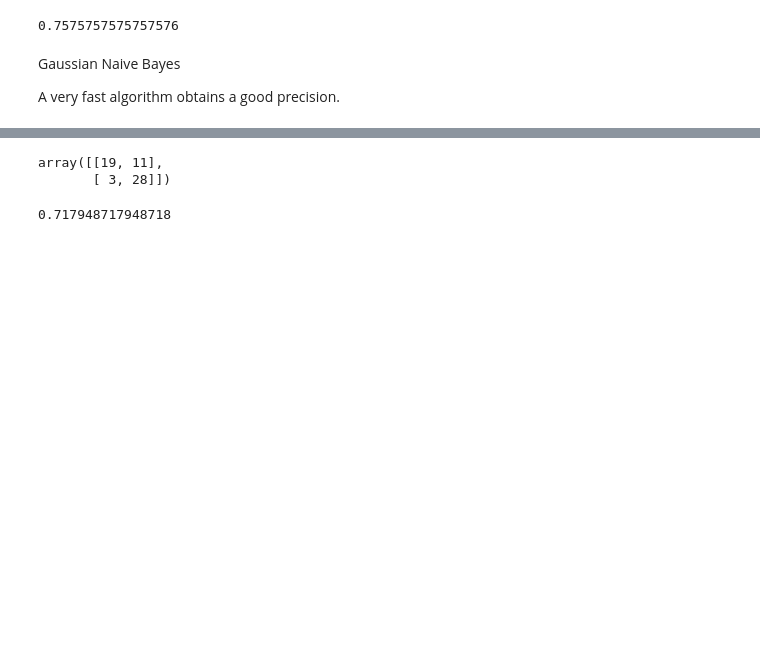
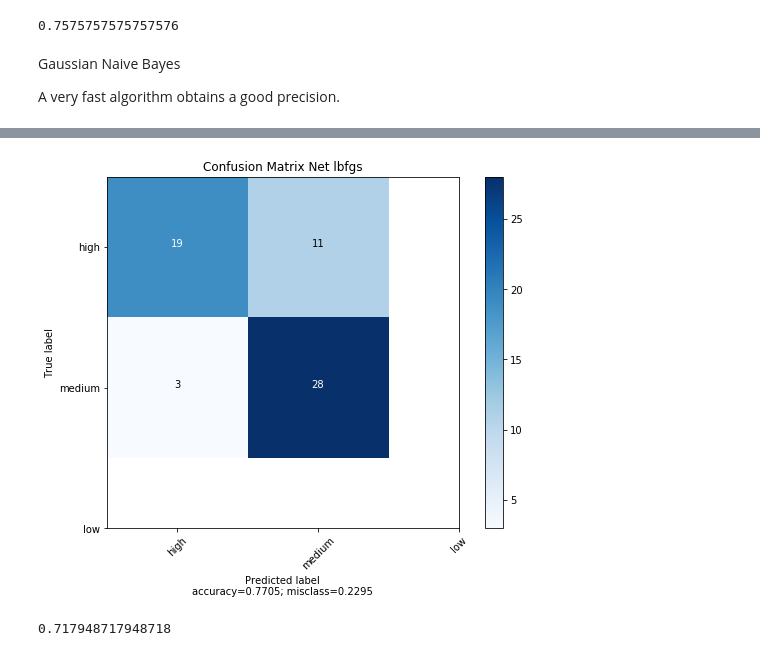
Before and after one commit to andres2050/HeartDisease_Project_IA, a Jupyter notebook: HeartDisease Project IA.ipynb, the cells around one changed output, grey strips where cells are left out. Drawn from its saved outputs; the diff is of its cells as text; code cells hidden in the pictures; blank space fills up the shorter version.

```diff
--- a/HeartDisease Project IA.ipynb
+++ b/HeartDisease Project IA.ipynb
@@ -272,10 +369,13 @@ Execution time: 2.046 s
 Accuracy: 0.7704918032786885
 # %%
 #confusion Matrix of neural network using lbfgs solver
-metrics.confusion_matrix(y_test,y_pred_neural)
+cm=metrics.confusion_matrix(y_test,y_pred_neural)
+plot_confusion_matrix(cm,
+                      normalize    = False,
+                      target_names = ['high', 'medium', 'low'],
+                      title        = "Confusion Matrix Net lbfgs")
 # %% [output]
-array([[19, 11],
-       [ 3, 28]])
+[figure, added]
 # %%
 # Precision for neural network using lbfgs solver
 metrics.precision_score(y_test, y_pred_neural)
```
Also changed, not shown: parts of 13 cells of this notebook.
